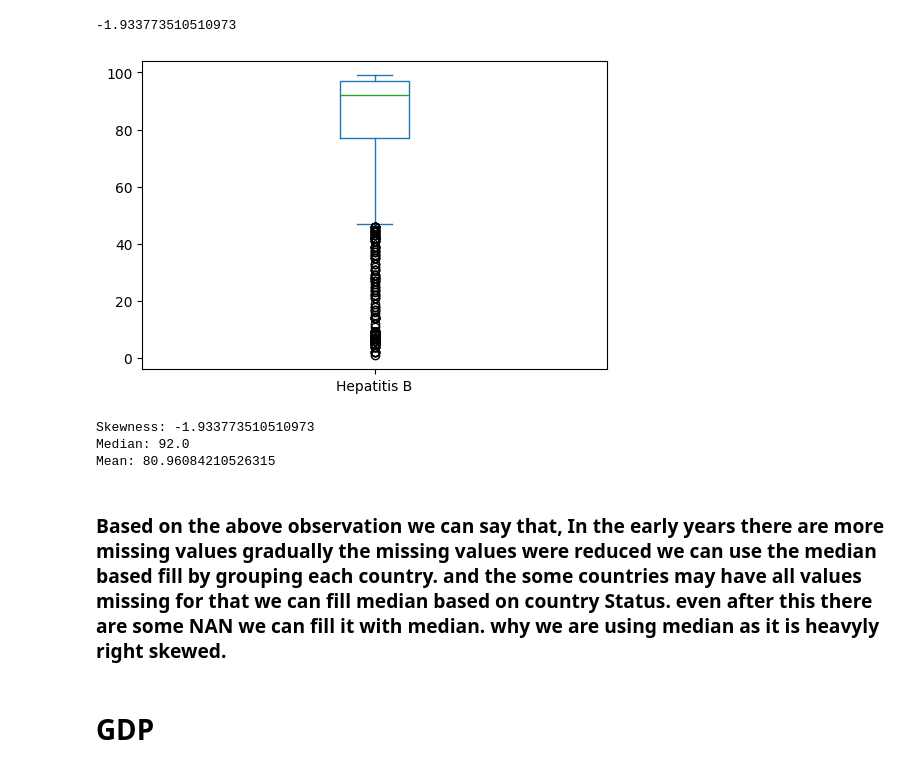
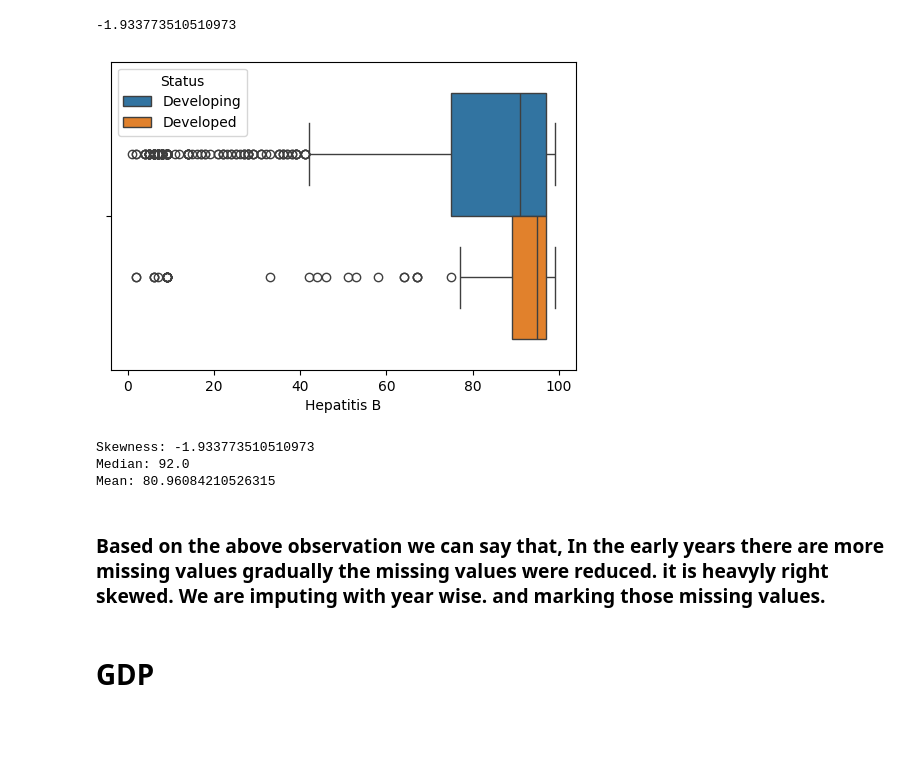
Before and after one commit to paulrichardjacob/Linear_Regression_, a Jupyter notebook: notebooks/1_eds.ipynb, the cells around one changed output. Saved outputs shown, nothing was run; the diff lists cells and outputs as text; code cells hidden in the pictures; blank space fills up the shorter version.

```diff
--- a/notebooks/1_eds.ipynb
+++ b/notebooks/1_eds.ipynb
@@ -271,10 +301,10 @@ lir_df['Hepatitis B'].skew()
 -1.933773510510973
 # %%
 plt.figure(figsize=(6,4))
-lir_df['Hepatitis B'].plot(kind='box')
+sns.boxplot(x = lir_df['Hepatitis B'], hue=lir_df['Status'])
 plt.show()
 # %% [output]
-[figure, old version]
+[figure, new version]
 # %%
 print("Skewness:", lir_df['Hepatitis B'].skew())
 print("Median:", lir_df['Hepatitis B'].median())
@@ -284,7 +314,7 @@ Skewness: -1.933773510510973
 Median: 92.0
 Mean: 80.96084210526315
 # %% [markdown]
-### Based on the above observation we can say that, In the early years there are more missing values gradually the missing values were reduced we can use the median based fill by grouping each country. and the some countries may have all values missing for that we can fill median based on country Status. even after this there are some NAN we can fill it with median. why we are using median as it is heavyly right skewed.
+### Based on the above observation we can say that, In the early years there are more missing values gradually the missing values were reduced. it is heavyly right skewed. We are imputing with year wise. and marking those missing values.
 # %% [markdown]
 # GDP
 # %%
```
Also changed, not shown: parts of 13 cells of this notebook, 1 other file.
